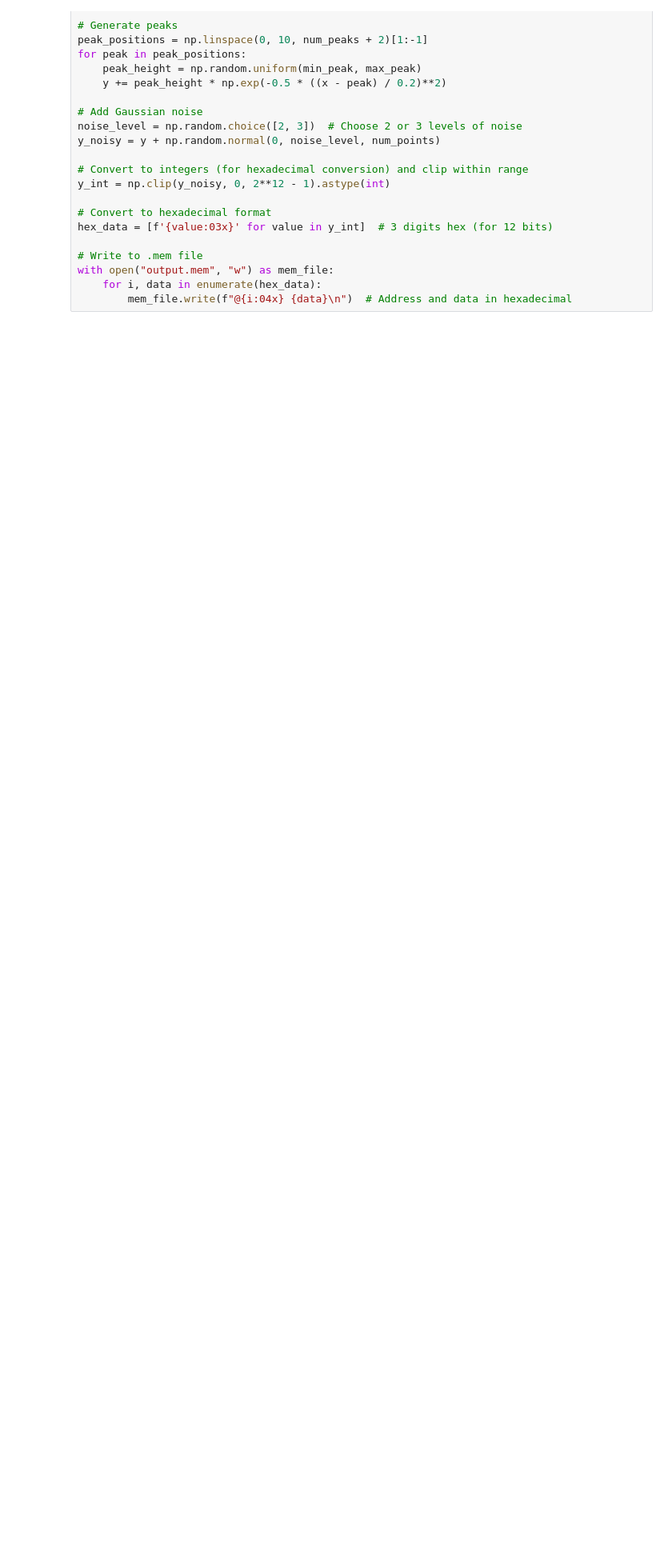
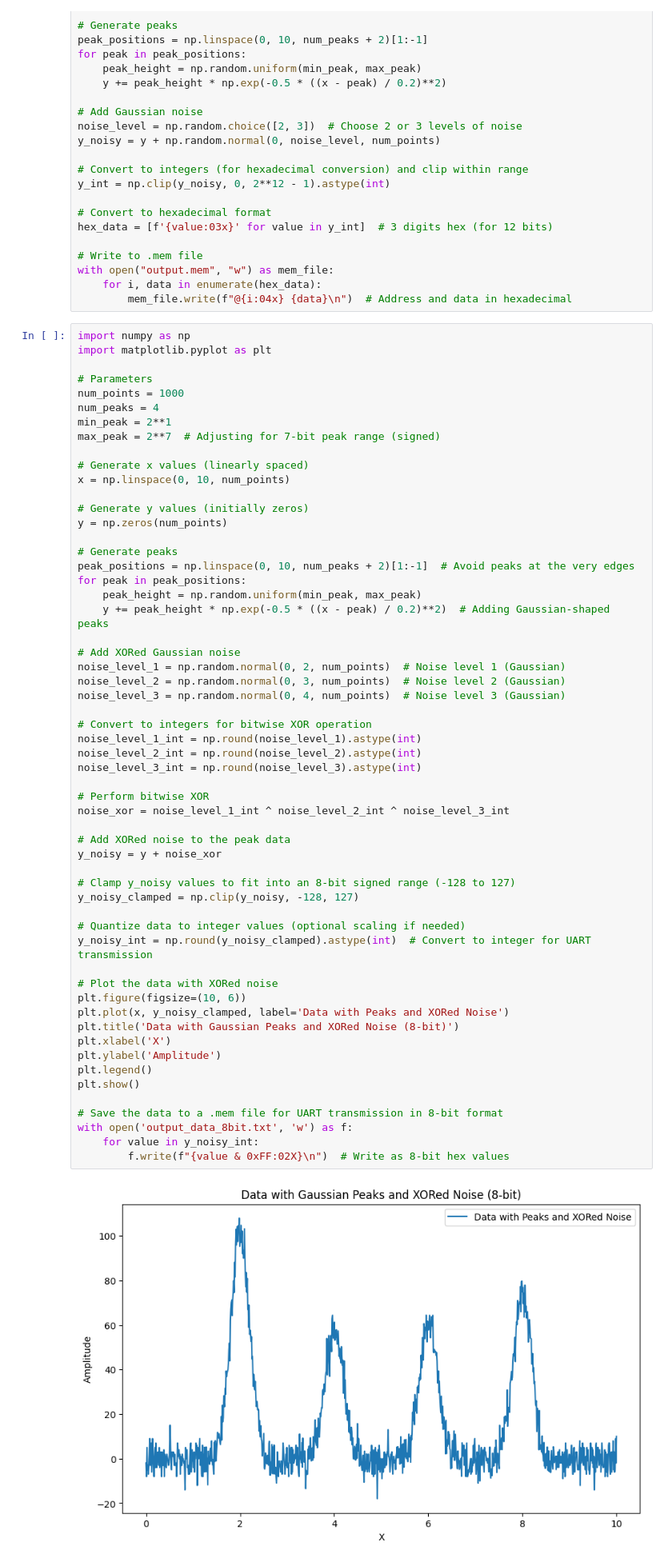
Before and after one commit to AnoushkaTripathi/DRDO_Internship, a Jupyter notebook: Gaussian_data_plot.ipynb, the cells around one changed output. Shown: that part at 80% size. Drawn from its saved outputs; the diff is of its cells as text; blank space fills up the shorter version.

```diff
--- a/Gaussian_data_plot.ipynb
+++ b/Gaussian_data_plot.ipynb
@@ -35,6 +35,65 @@ hex_data = [f'{value:03x}' for value in y_int]  # 3 digits hex (for 12 bits)
 with open("output.mem", "w") as mem_file:
     for i, data in enumerate(hex_data):
         mem_file.write(f"@{i:04x} {data}\n")  # Address and data in hexadecimal
+# %%
+import numpy as np
+import matplotlib.pyplot as plt
+
+# Parameters
+num_points = 1000
+num_peaks = 4
+min_peak = 2**1
+max_peak = 2**7  # Adjusting for 7-bit peak range (signed)
+
+# Generate x values (linearly spaced)
+x = np.linspace(0, 10, num_points)
+
+# Generate y values (initially zeros)
+y = np.zeros(num_points)
+
+# Generate peaks
+peak_positions = np.linspace(0, 10, num_peaks + 2)[1:-1]  # Avoid peaks at the very edges
+for peak in peak_positions:
+    peak_height = np.random.uniform(min_peak, max_peak)
+    y += peak_height * np.exp(-0.5 * ((x - peak) / 0.2)**2)  # Adding Gaussian-shaped peaks
+
+# Add XORed Gaussian noise
+noise_level_1 = np.random.normal(0, 2, num_points)  # Noise level 1 (Gaussian)
+noise_level_2 = np.random.normal(0, 3, num_points)  # Noise level 2 (Gaussian)
+noise_level_3 = np.random.normal(0, 4, num_points)  # Noise level 3 (Gaussian)
+
+# Convert to integers for bitwise XOR operation
+noise_level_1_int = np.round(noise_level_1).astype(int)
+noise_level_2_int = np.round(noise_level_2).astype(int)
+noise_level_3_int = np.round(noise_level_3).astype(int)
+
+# Perform bitwise XOR
+noise_xor = noise_level_1_int ^ noise_level_2_int ^ noise_level_3_int
+
+# Add XORed noise to the peak data
+y_noisy = y + noise_xor
+
+# Clamp y_noisy values to fit into an 8-bit signed range (-128 to 127)
+y_noisy_clamped = np.clip(y_noisy, -128, 127)
+
+# Quantize data to integer values (optional scaling if needed)
+y_noisy_int = np.round(y_noisy_clamped).astype(int)  # Convert to integer for UART transmission
+
+# Plot the data with XORed noise
+plt.figure(figsize=(10, 6))
+plt.plot(x, y_noisy_clamped, label='Data with Peaks and XORed Noise')
+plt.title('Data with Gaussian Peaks and XORed Noise (8-bit)')
+plt.xlabel('X')
+plt.ylabel('Amplitude')
+plt.legend()
+plt.show()
+
+# Save the data to a .mem file for UART transmission in 8-bit format
+with open('output_data_8bit.txt', 'w') as f:
+    for value in y_noisy_int:
+        f.write(f"{value & 0xFF:02X}\n")  # Write as 8-bit hex values
+# %% [output]
+[figure, added]
 # %%
 import numpy as np
 import matplotlib.pyplot as plt
```
